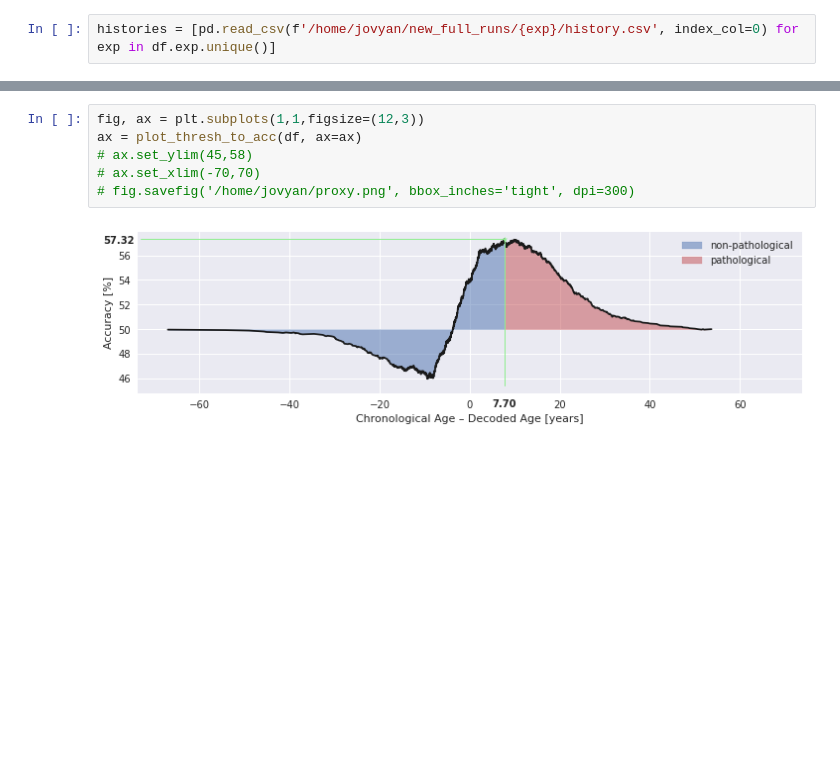
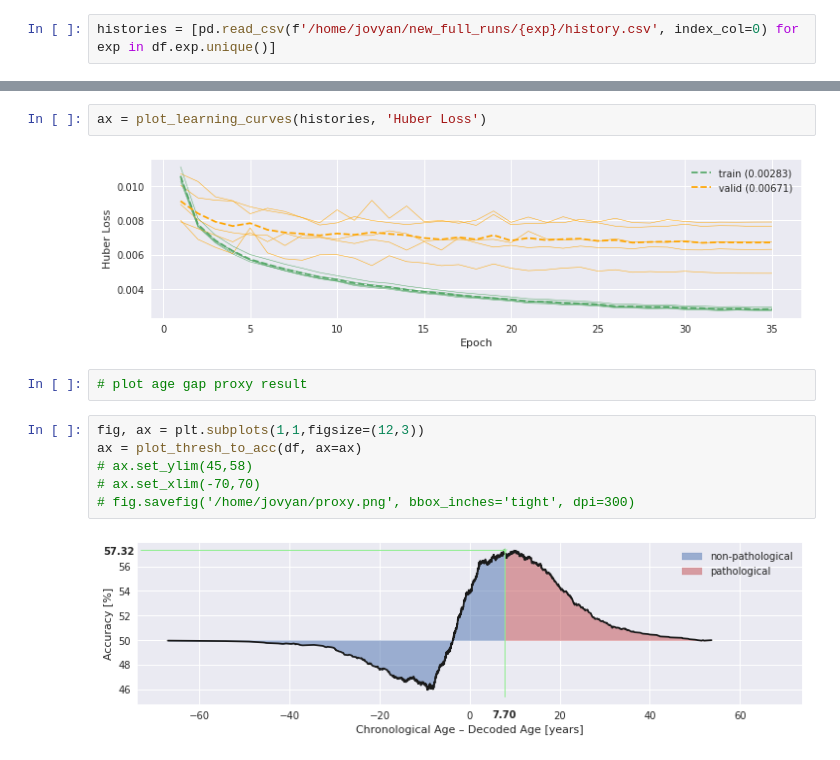
Before and after one commit to gemeinl/eeg-brain-age, a Jupyter notebook: post_hoc_analysis.ipynb, the cells around one changed output, grey strips where cells are left out. Drawn from its saved outputs; the diff is of its cells as text; blank space fills up the shorter version.

```diff
--- a/post_hoc_analysis.ipynb
+++ b/post_hoc_analysis.ipynb
@@ -286,3 +308,9 @@ ax.legend()
+# %%
+ax = plot_learning_curves(histories, 'Huber Loss')
+# %% [output]
+[figure, added]
+# %%
+# plot age gap proxy result
 # %%
 fig, ax = plt.subplots(1,1,figsize=(12,3))
 ax = plot_thresh_to_acc(df, ax=ax)
```
Also changed, not shown: parts of 21 cells of this notebook, 5 other files.
